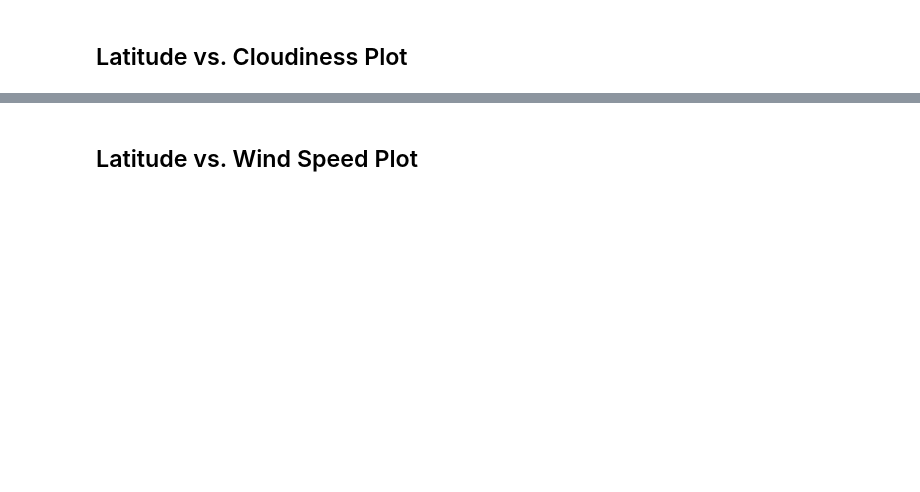
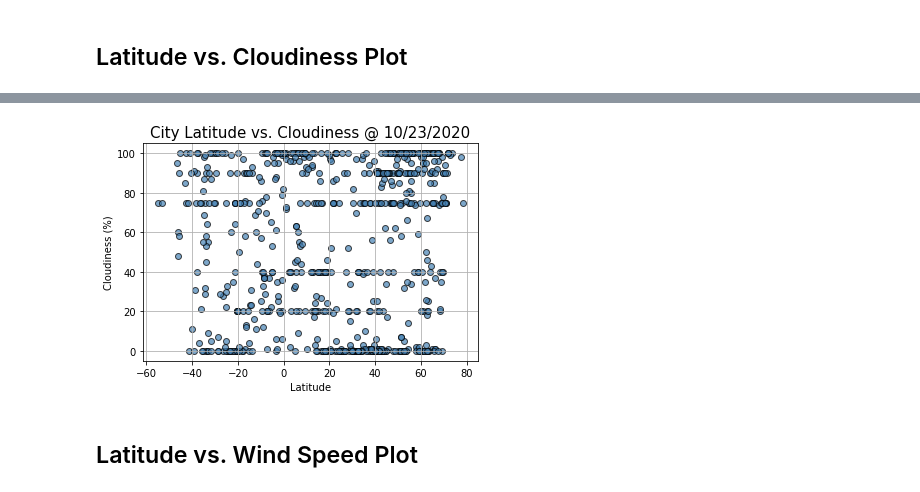
Before and after one commit to zsvorenova/api-challenge, a Jupyter notebook: WeatherPy.ipynb, the cells around one changed output, grey strips where cells are left out. Cells and saved outputs as stored; diff of their text form; code cells hidden in the pictures; blank space fills up the shorter version.

```diff
--- a/WeatherPy.ipynb
+++ b/WeatherPy.ipynb
@@ -283,2 +275,13 @@ date
+# %%
+cloudiness = weather_df['Cloudiness (%)']
+plt.scatter(latitude,cloudiness, marker='o', color='steelblue', alpha=0.7, edgecolors='black')
+plt.grid()
+plt.xlabel('Latitude')
+plt.ylabel('Cloudiness (%)')
+plt.title(f'City Latitude vs. Cloudiness @ {date}', fontsize=15)
+plt.savefig("output_data/latitude_cloudiness.png")
+plt.show();
+# %% [output]
+[figure, added]
 # %% [markdown]
 ## Latitude vs. Wind Speed Plot
```
Also changed, not shown: parts of 9 cells of this notebook, 4 other files.
